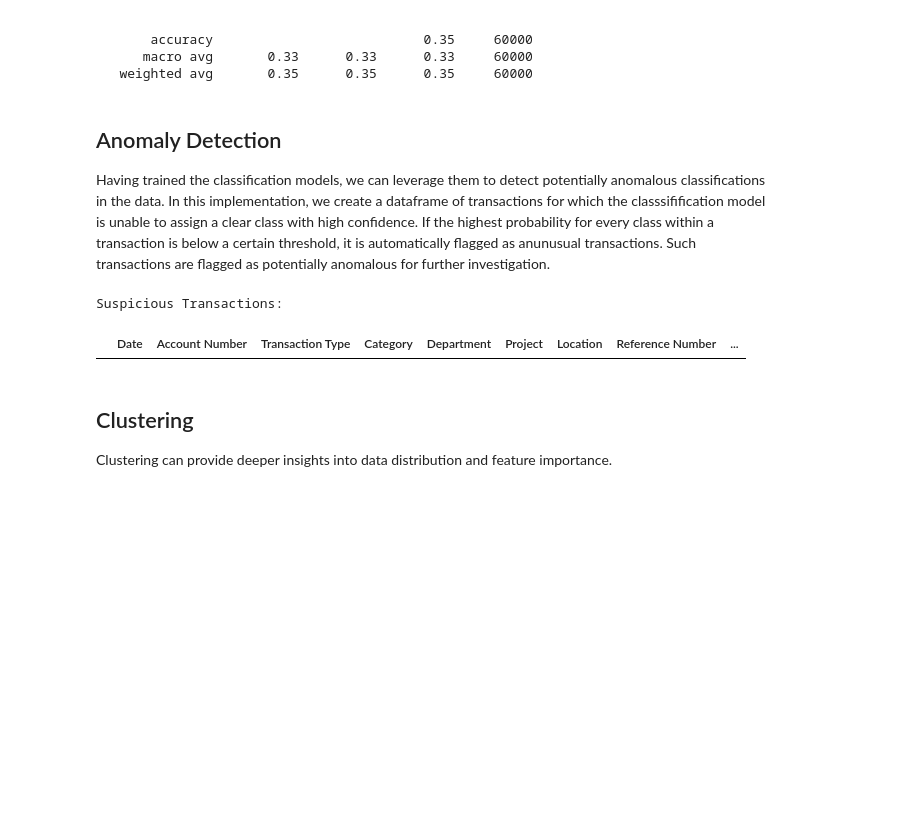
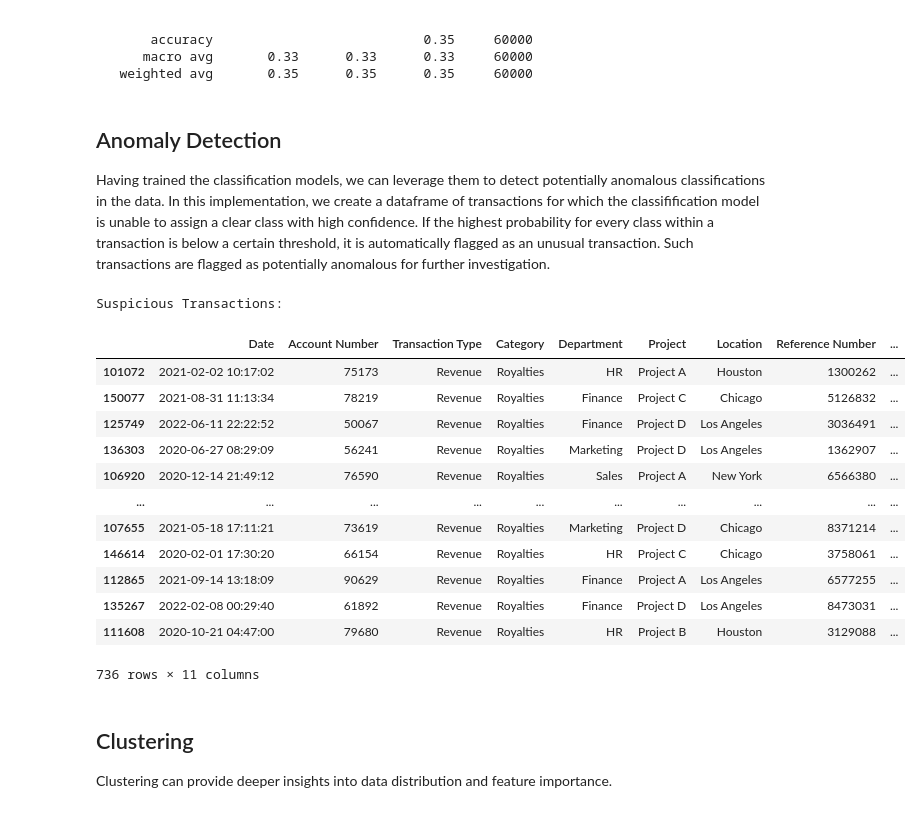
Before and after one commit to mishasinitcyn/Zero-Day-Close, a Jupyter notebook: ML/Managerial Accounting ML.ipynb, the cells around one changed output. Saved outputs shown, nothing was run; the diff lists cells and outputs as text; code cells hidden in the pictures; blank space fills up the shorter version.

```diff
--- a/ML/Managerial Accounting ML.ipynb
+++ b/ML/Managerial Accounting ML.ipynb
@@ -83,12 +71,12 @@ transaction_X = df_classify[features]
 transaction_y = df_classify['Transaction Type']
 
 transaction_X_train, transaction_X_test, transaction_y_train, transaction_y_test = train_test_split(transaction_X, transaction_y, test_size=0.3, random_state=42)
-transaction_type_model = RandomForestClassifier(random_state=42)
-transaction_type_model.fit(transaction_X_train, transaction_y_train)
+transaction_type_classification_model = RandomForestClassifier(random_state=42)
+transaction_type_classification_model.fit(transaction_X_train, transaction_y_train)
 
-transaction_y_pred = transaction_type_model.predict(transaction_X_test)
+transaction_y_pred = transaction_type_classification_model.predict(transaction_X_test)
 print(classification_report(transaction_y_test, transaction_y_pred))
-classification_models.append(transaction_type_model)
+classification_models.append(transaction_type_classification_model)
 # %% [output]
                    precision    recall  f1-score   support
 
@@ -212,24 +200,36 @@ Service Revenue       0.33      0.33      0.33      6018
    weighted avg       0.35      0.35      0.35     60000
 # %% [markdown]
 ## Anomaly Detection
-Having trained the classification models, we can leverage them to detect potentially anomalous classifications in the data. In this implementation, we create a dataframe of transactions for which the classsifification model is unable to assign a clear class with high confidence. If the highest probability for every class within a transaction is below a certain threshold, it is automatically flagged as anunusual transactions. Such transactions are flagged as potentially anomalous for further investigation.
+Having trained the classification models, we can leverage them to detect potentially anomalous classifications in the data. In this implementation, we create a dataframe of transactions for which the classifification model is unable to assign a clear class with high confidence. If the highest probability for every class within a transaction is below a certain threshold, it is automatically flagged as an unusual transaction. Such transactions are flagged as potentially anomalous for further investigation.
 # %%
-# Example with category classification model
-probabilities = category_classification_model.predict_proba(category_X_test)
-threshold = 0.3 # 30% threshold, dependent on business requirements
+#Example with category classification model
+probabilities = transaction_type_classification_model.predict_proba(transaction_X_test)
+threshold = 0.8 #30% Dependent on business requirements and classification model accuracy
 
 suspicious_indices = []
 for i, probs in enumerate(probabilities):
     if max(probs) < threshold:
         suspicious_indices.append(i)
 
 df_suspicious = category_X_test.iloc[suspicious_indices]
 print("Suspicious Transactions:")
 df_suspicious = df.loc[df_suspicious.index]
 df_suspicious
 # %% [output]
 Suspicious Transactions:
 |  | Date | Account Number | Transaction Type | Category | Department | Project | Location | Reference Number | ... |
+| 101072 | 2021-02-02 10:17:02 | 75173 | Revenue | Royalties | HR | Project A | Houston | 1300262 | ... |
+| 150077 | 2021-08-31 11:13:34 | 78219 | Revenue | Royalties | Finance | Project C | Chicago | 5126832 | ... |
+| 125749 | 2022-06-11 22:22:52 | 50067 | Revenue | Royalties | Finance | Project D | Los Angeles | 3036491 | ... |
+| 136303 | 2020-06-27 08:29:09 | 56241 | Revenue | Royalties | Marketing | Project D | Los Angeles | 1362907 | ... |
+| 106920 | 2020-12-14 21:49:12 | 76590 | Revenue | Royalties | Sales | Project A | New York | 6566380 | ... |
+| ... | ... | ... | ... | ... | ... | ... | ... | ... | ... |
+| 107655 | 2021-05-18 17:11:21 | 73619 | Revenue | Royalties | Marketing | Project D | Chicago | 8371214 | ... |
+| 146614 | 2020-02-01 17:30:20 | 66154 | Revenue | Royalties | HR | Project C | Chicago | 3758061 | ... |
+| 112865 | 2021-09-14 13:18:09 | 90629 | Revenue | Royalties | Finance | Project A | Los Angeles | 6577255 | ... |
+| 135267 | 2022-02-08 00:29:40 | 61892 | Revenue | Royalties | Finance | Project D | Los Angeles | 8473031 | ... |
+| 111608 | 2020-10-21 04:47:00 | 79680 | Revenue | Royalties | HR | Project B | Houston | 3129088 | ... |
+736 rows × 11 columns
 # %% [markdown]
 ## Clustering
 Clustering can provide deeper insights into data distribution and feature importance.
```
Also changed, not shown: parts of 2 cells of this notebook, 4 other files.
